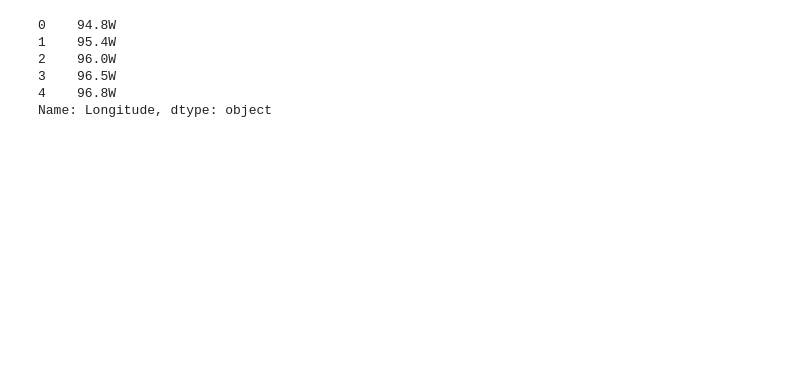
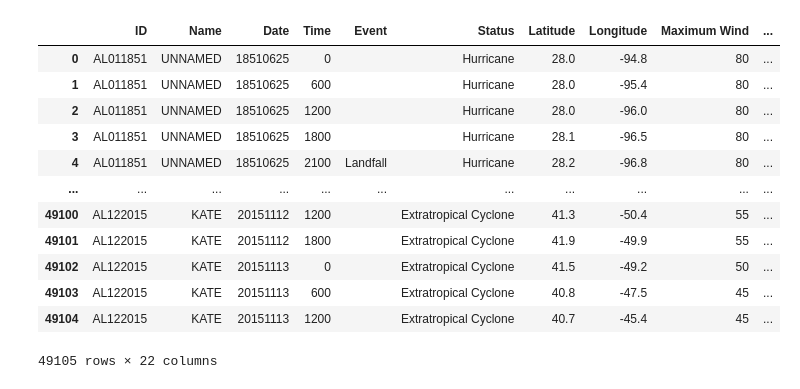
Before and after one commit to jakewmayfield/weather-prediction, a Jupyter notebook: hurdat_df.ipynb, the cells around one changed output. Cells and saved outputs as stored; diff of their text form; code cells hidden in the pictures; blank space fills up the shorter version.

```diff
--- a/hurdat_df.ipynb
+++ b/hurdat_df.ipynb
@@ -19,0 +38,3 @@ from citipy import citipy
+# %%
+df1 = awdf.copy()
+df1
@@ -20,11 +55,28 @@ from citipy import citipy
+# %%
+lat=df1["Latitude"].to_string()
+lat = df1.loc[:, "Latitude"]
+lat = lat.str.replace('N', "")
+df1.loc[:,'Latitude'] = lat.astype('float')
+# %%
+lng=df1["Longitude"].to_string()
+lng = df1.loc[:, "Longitude"]
+lng = lng.str.replace('W|E', "")
+df1.loc[:,'Longitude'] = lng.astype('float') * -1
+
+#print(lng)
 # %%
-awdf = pd.read_csv('atlantic macro.csv')
-awdf['Latitude'].head()
-awdf['Longitude'].head()
+df1
 # %% [output]
+|  | ID | Name | Date | Time | Event | Status | Latitude | Longitude | Maximum Wind | ... |
+| 0 | AL011851 | UNNAMED | 18510625 | 0 |  | Hurricane | 28.0 | -94.8 | 80 | ... |
+| 1 | AL011851 | UNNAMED | 18510625 | 600 |  | Hurricane | 28.0 | -95.4 | 80 | ... |
+| 2 | AL011851 | UNNAMED | 18510625 | 1200 |  | Hurricane | 28.0 | -96.0 | 80 | ... |
+| 3 | AL011851 | UNNAMED | 18510625 | 1800 |  | Hurricane | 28.1 | -96.5 | 80 | ... |
+| 4 | AL011851 | UNNAMED | 18510625 | 2100 | Landfall | Hurricane | 28.2 | -96.8 | 80 | ... |
+| ... | ... | ... | ... | ... | ... | ... | ... | ... | ... | ... |
+| 49100 | AL122015 | KATE | 20151112 | 1200 |  | Extratropical Cyclone | 41.3 | -50.4 | 55 | ... |
+| 49101 | AL122015 | KATE | 20151112 | 1800 |  | Extratropical Cyclone | 41.9 | -49.9 | 55 | ... |
+| 49102 | AL122015 | KATE | 20151113 | 0 |  | Extratropical Cyclone | 41.5 | -49.2 | 50 | ... |
+| 49103 | AL122015 | KATE | 20151113 | 600 |  | Extratropical Cyclone | 40.8 | -47.5 | 45 | ... |
+| 49104 | AL122015 | KATE | 20151113 | 1200 |  | Extratropical Cyclone | 40.7 | -45.4 | 45 | ... |
-0    94.8W
-1    95.4W
-2    96.0W
-3    96.5W
-4    96.8W
-Name: Longitude, dtype: object
+49105 rows × 22 columns
```
Also changed, not shown: parts of 10 cells of this notebook.
